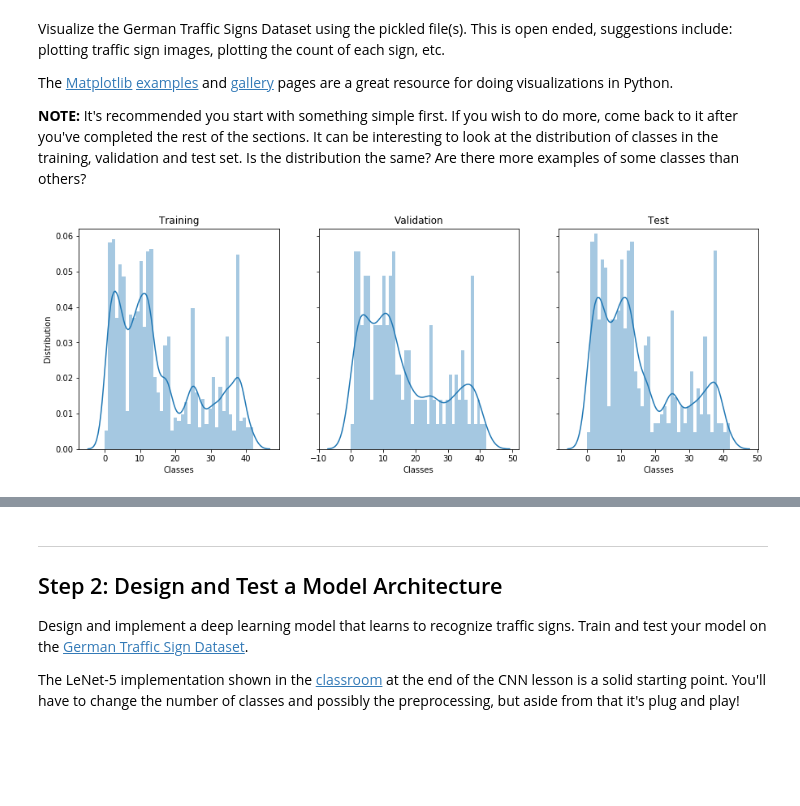
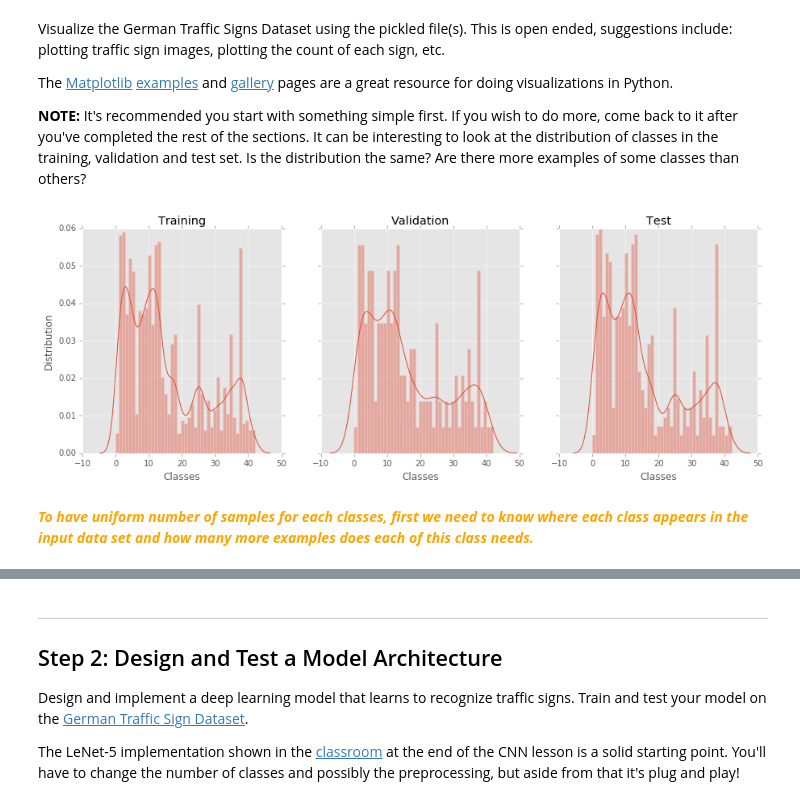
Before and after one commit to rajatsharma01/CarND-Traffic-Sign-Classifier-Project, a Jupyter notebook: Traffic_Sign_Classifier_dev.ipynb, the cells around one changed output, grey strips where cells are left out. Saved outputs shown, nothing was run; the diff lists cells and outputs as text; code cells hidden in the pictures; blank space fills up the shorter version.

```diff
--- a/Traffic_Sign_Classifier_dev.ipynb
+++ b/Traffic_Sign_Classifier_dev.ipynb
@@ -98,22 +98,26 @@ The [Matplotlib](http://matplotlib.org/) [examples](http://matplotlib.org/exampl
 # %%
 ### Data exploration visualization code goes here.
 ### Feel free to use as many code cells as needed.
 import matplotlib.pyplot as plt
+from matplotlib import style
 # Visualizations will be shown in the notebook.
 %matplotlib inline
+import seaborn as sns
 
-import seaborn as sns
+style.use('ggplot')
 
 fig, axs = plt.subplots(ncols=3, figsize=(15,5), sharey=True)
 _ = sns.distplot(y_train, bins=n_classes, ax=axs[0])
 _ = sns.distplot(y_valid, bins=n_classes, ax=axs[1])
 _ = sns.distplot(y_test, bins=n_classes, ax=axs[2])
 _ = axs[0].set_title('Training')
 _ = axs[1].set_title('Validation')
 _ = axs[2].set_title('Test')
 _ = axs[0].set_xlabel('Classes')
 _ = axs[1].set_xlabel('Classes')
 _ = axs[2].set_xlabel('Classes')
 _ = axs[0].set_ylabel('Distribution')
 # %% [output]
-[figure, old version]
+[figure, new version]
+# %% [markdown]
+<span style="color:orange"> _**To have uniform number of samples for each classes, first we need to know where each class appears in the input data set and how many more examples does each of this class needs.**_ </span>
```
Also changed, not shown: parts of 30 cells of this notebook.
